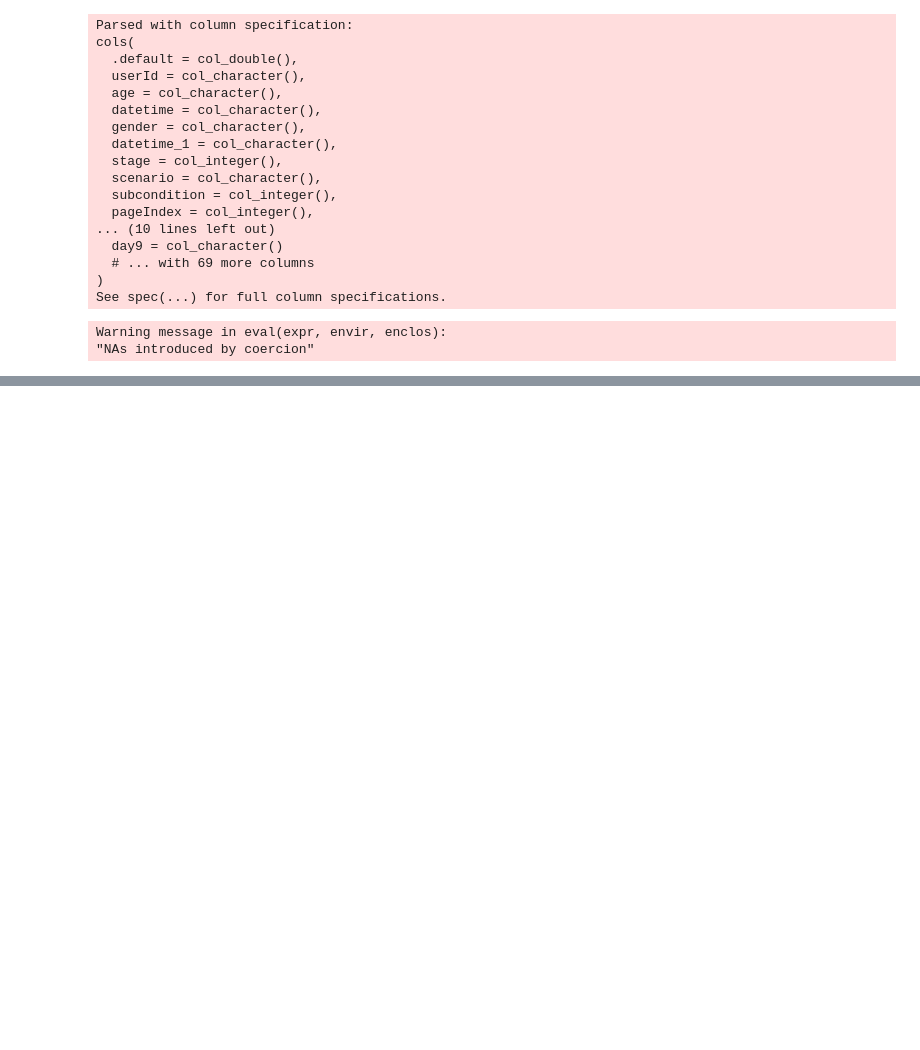
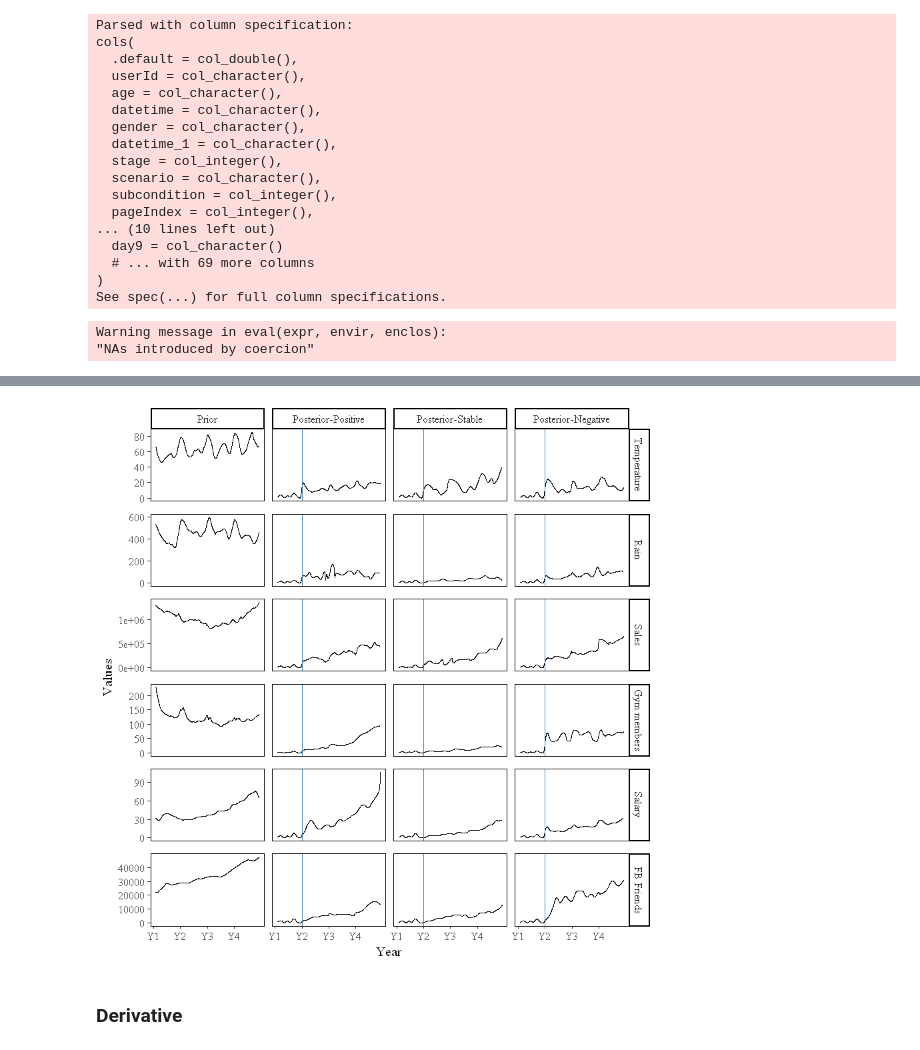
Before and after one commit to ericschulz/compforca, a Jupyter notebook: Data analysis/Catmull-Rom Analysis.ipynb, the cells around one changed output, grey strips where cells are left out. Drawn from its saved outputs; the diff is of its cells as text; code cells hidden in the pictures; blank space fills up the shorter version.

```diff
--- a/Data analysis/Catmull-Rom Analysis.ipynb
+++ b/Data analysis/Catmull-Rom Analysis.ipynb
@@ -37,6 +39,19 @@ get_range <- function(condition){
 
     c(range_array[1] - delta, range_array[2] + delta)
 }
+# %%
+to_pdf = FALSE
+
+show <- function(plot) {
+    if (to_pdf){
+        pdf("compforecasts.pdf")
+        p
+        dev.off()
+    }
+    else {
+        p
+    }
+}
 # %% [markdown]
 ## Preparing the data
 # %%
@@ -124,24 +169,30 @@ trend$id <- "1"
+# %%
+trend <- dat %>%
+    ddply(~scenario+condition+day, summarize, value=var(value))
+
+trend$id <- "1"
 # %%
 p <- dplot %>%
         ggplot(aes(x=day, y=value, group=id)) +
-        geom_line(col="steelblue", alpha=0.2) +
+        #geom_line(col="steelblue", alpha=0.2) +
         facet_grid(scenario~condition, scales="free_y") +
         theme_classic() +
         xlab("Year") +
         ylab("Values") +
         geom_line(data=trend, aes(x=day, y=value), colour="black") +
         scale_x_continuous(breaks=c(0, 365, 365*2, 365*3), labels=c('Y1', 'Y2', 'Y3', 'Y4')) +
         geom_vline(data=filter(dplot, condition!="Prior"), aes(xintercept=365), colour="steelblue") +
         theme(  text = element_text(size=12, family="serif"),
                 axis.line = element_line(colour="black", size=0.1),
                 panel.spacing.x = unit(0.5, "lines"),
                 panel.spacing.y = unit(0.8, "lines"),
                 panel.background = element_blank(),
                 panel.grid.major = element_blank(),
                 panel.grid.minor = element_blank(),
                 panel.border = element_rect(colour="black", fill=NA, size=0.1))
 
-
-pdf("compforecasts.pdf")
-p
-dev.off()
+show(p)
+# %% [output]
+[figure, added]
+# %% [markdown]
+### Derivative
```
Also changed, not shown: parts of 14 cells of this notebook, 2 other files.
